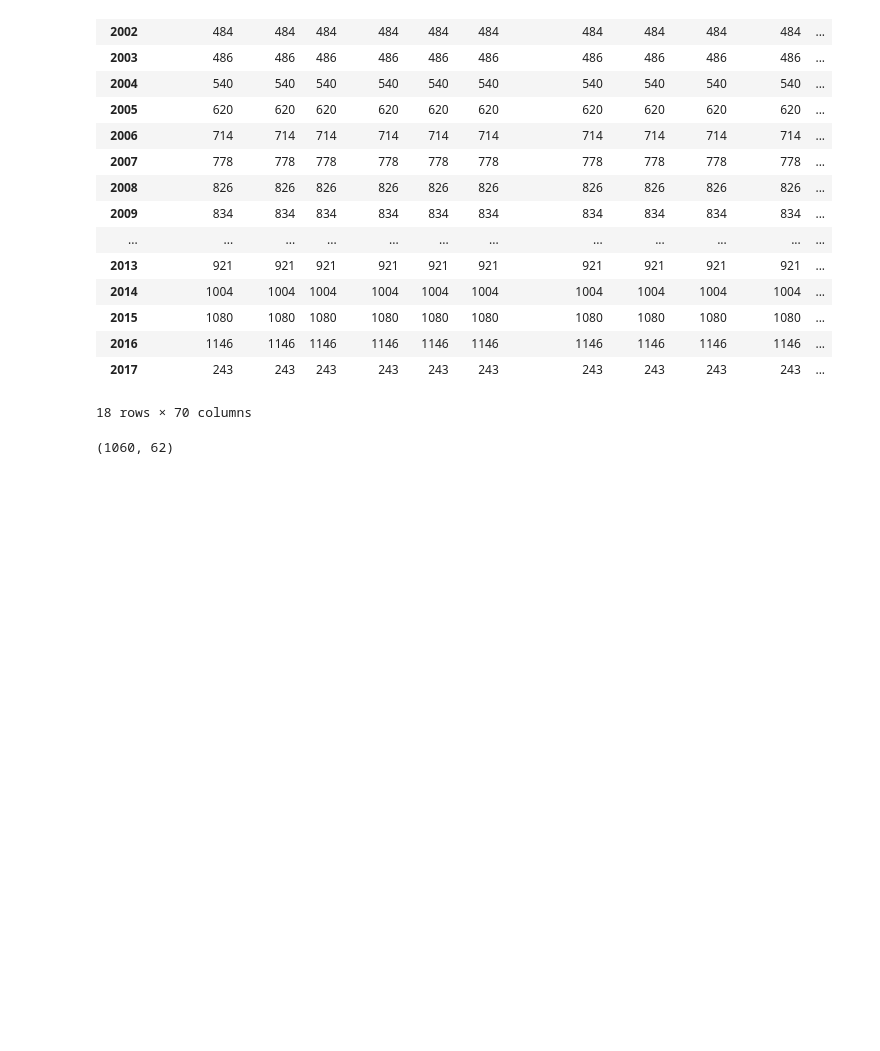
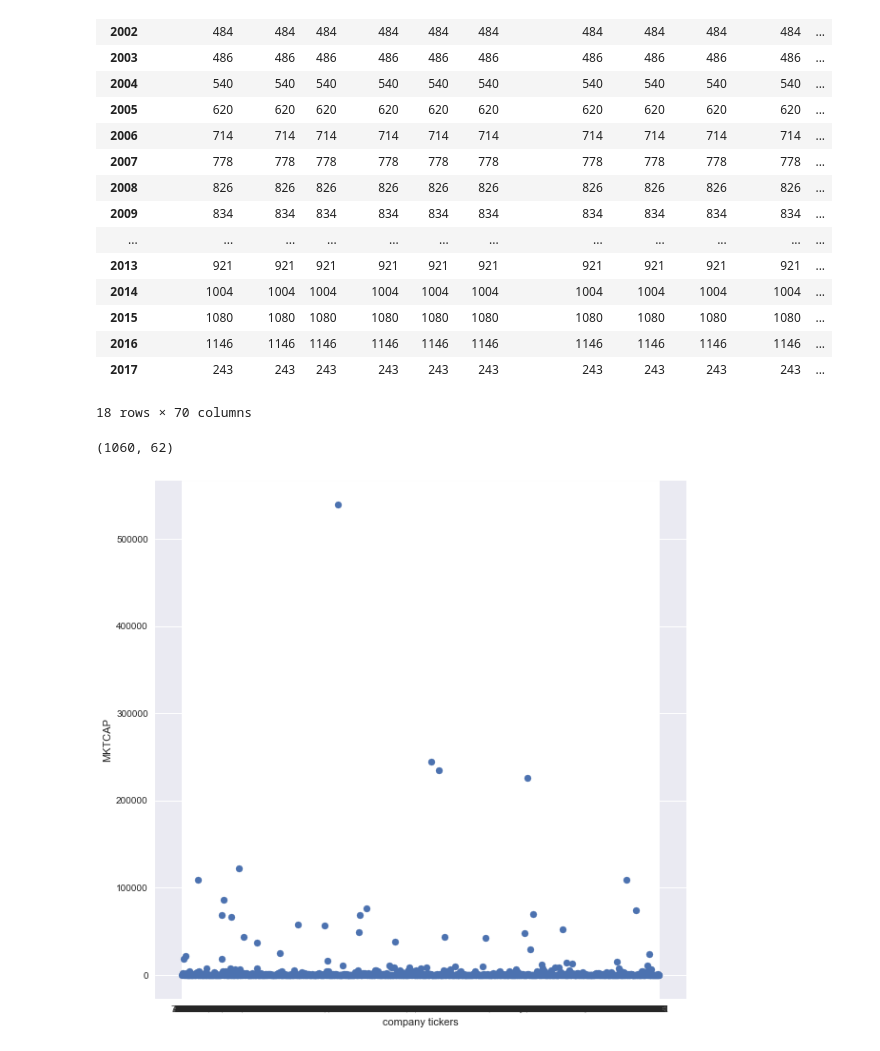
Before and after one commit to yueying-teng/RF, a Jupyter notebook: LN_Data.ipynb, the cells around one changed output. Drawn from its saved outputs; the diff is of its cells as text; code cells hidden in the pictures; blank space fills up the shorter version.

```diff
--- a/LN_Data.ipynb
+++ b/LN_Data.ipynb
@@ -101,3 +117,20 @@ data2 = pd.merge(x_2015, y_2016, how = 'inner', on = ['security_code'])
 print (data2.shape)
 # %% [output]
 (1060, 62)
+# %%
+fig = plt.figure(figsize = (10, 10))
+
+num = len(data2['security_code'])
+x_plot = np.arange(num)
+y_plot = data2['value']
+my_ticks = list(data2['security_code'].values)
+
+plt.xticks(x_plot, my_ticks)
+plt.scatter(x_plot, y_plot)
+
+plt.ylabel('MKTCAP')
+plt.xlabel('company tickers')
+
+plt.show()
+# %% [output]
+[figure, added]
```
Also changed, not shown: parts of 40 cells of this notebook.
